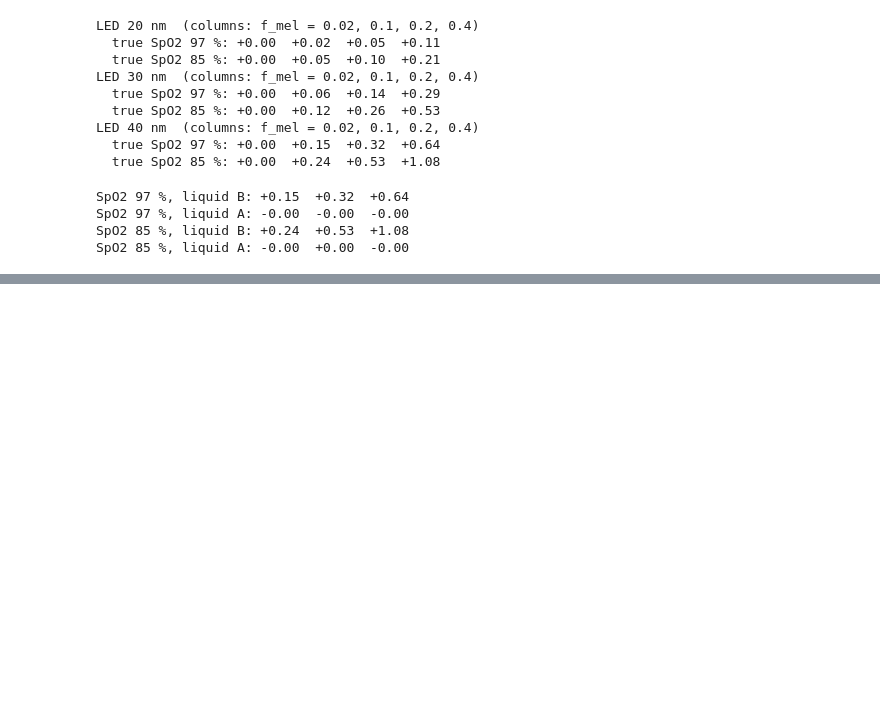
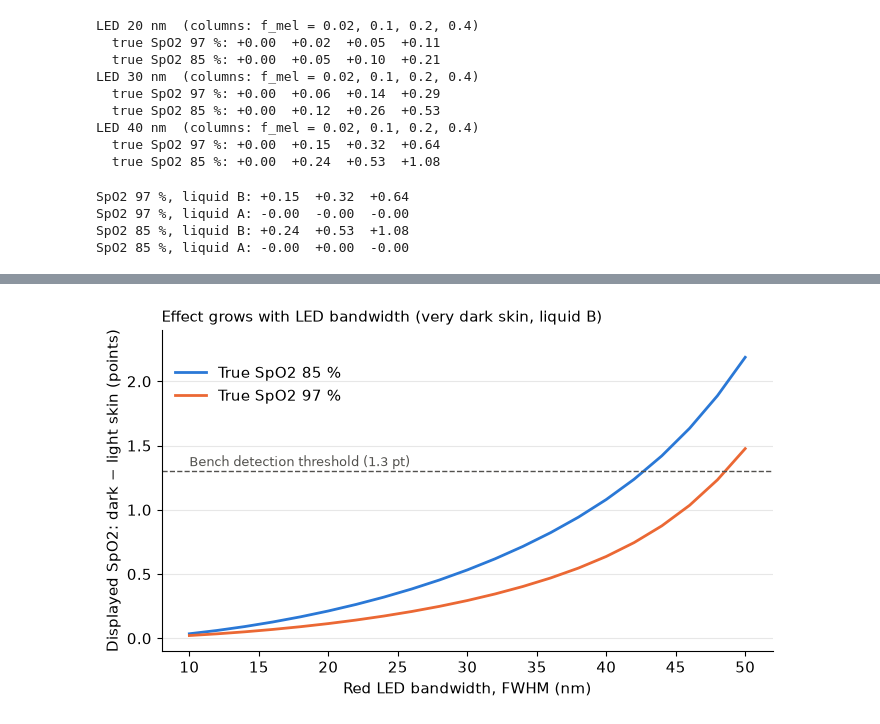
Before and after one commit to antoinedevilez/open-oximeter-bench, a Jupyter notebook: simulation/bias_model.ipynb, the cells around one changed output, grey strips where cells are left out. Saved outputs shown, nothing was run; the diff lists cells and outputs as text; code cells hidden in the pictures; blank space fills up the shorter version.

```diff
--- a/simulation/bias_model.ipynb
+++ b/simulation/bias_model.ipynb
@@ -153,0 +182,20 @@ SpO2 85 %, liquid A: -0.00  +0.00  -0.00
+# %%
+widths = np.arange(10, 51, 2)
+
+fig, ax = plt.subplots(figsize=(7, 4.2))
+for S, color in [(0.85, BLUE), (0.97, ORANGE)]:
+    effect = [skin_effect(liquid_B, S, 0.4, w) for w in widths]
+    ax.plot(widths, effect, color=color, lw=2, label=f"True SpO2 {100*S:.0f} %")
+ax.axhline(THRESHOLD, color=GREY, lw=1, ls="--")
+ax.text(10, THRESHOLD + 0.04, "Bench detection threshold (1.3 pt)", color=GREY, fontsize=9)
+ax.set_xlabel("Red LED bandwidth, FWHM (nm)")
+ax.set_ylabel("Displayed SpO2: dark − light skin (points)")
+ax.set_title("Effect grows with LED bandwidth (very dark skin, liquid B)", loc="left", fontsize=11)
+ax.set_ylim(-0.1, 2.4)
+ax.grid(axis="y", alpha=0.3)
+ax.legend(frameon=False, loc="upper left", bbox_to_anchor=(0, 0.93))
+fig.tight_layout()
+fig.savefig("figures/fig2_led_bandwidth.png", dpi=150)
+plt.show()
+# %% [output]
+[figure, added]
```
Also changed, not shown: parts of 1 cell of this notebook, 2 other files.
